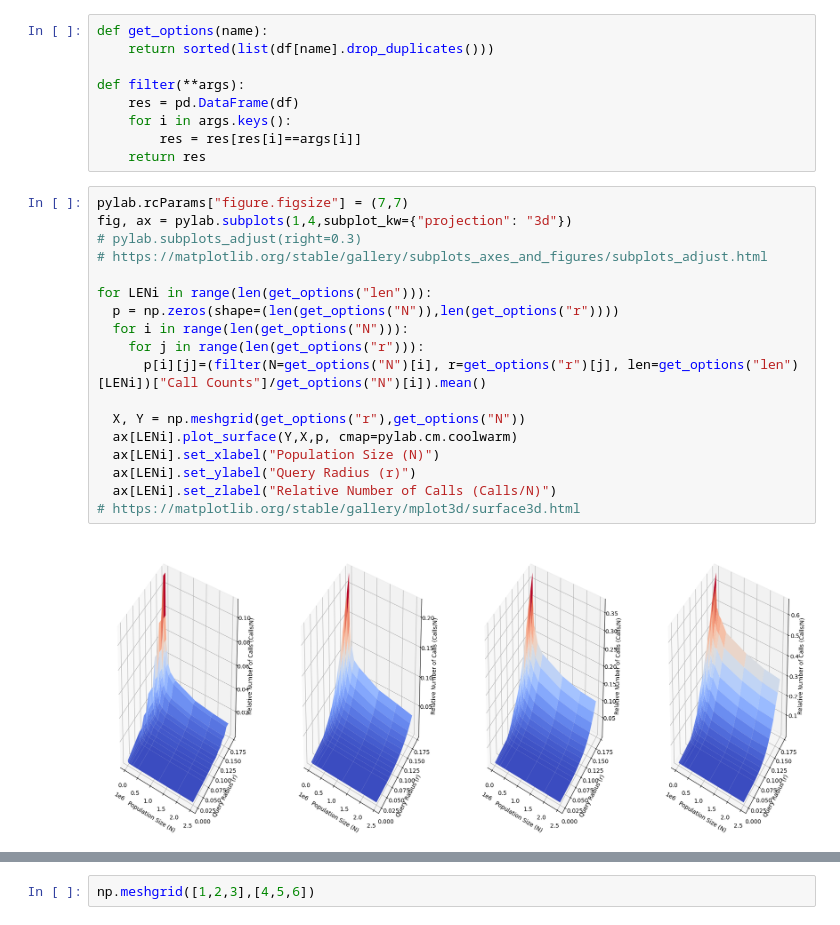
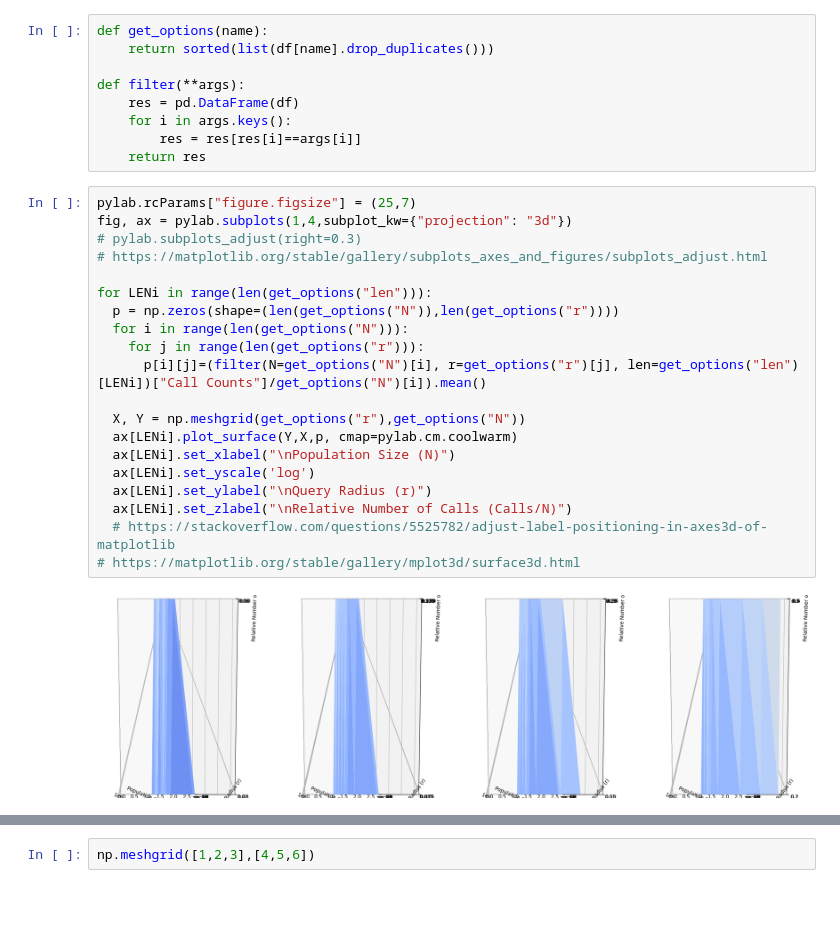
Before and after one commit to weathon/dating-app-pub, a Jupyter notebook: Data.ipynb, the cells around one changed output, grey strips where cells are left out. Drawn from its saved outputs; the diff is of its cells as text; blank space fills up the shorter version.

```diff
--- a/Data.ipynb
+++ b/Data.ipynb
@@ -31,22 +31,24 @@ def filter(**args):
         res = res[res[i]==args[i]]
     return res
 # %%
-pylab.rcParams["figure.figsize"] = (7,7)
+pylab.rcParams["figure.figsize"] = (25,7)
 fig, ax = pylab.subplots(1,4,subplot_kw={"projection": "3d"})
 # pylab.subplots_adjust(right=0.3)
 # https://matplotlib.org/stable/gallery/subplots_axes_and_figures/subplots_adjust.html
 
 for LENi in range(len(get_options("len"))):
   p = np.zeros(shape=(len(get_options("N")),len(get_options("r"))))
   for i in range(len(get_options("N"))):
     for j in range(len(get_options("r"))):
       p[i][j]=(filter(N=get_options("N")[i], r=get_options("r")[j], len=get_options("len")[LENi])["Call Counts"]/get_options("N")[i]).mean()
 
   X, Y = np.meshgrid(get_options("r"),get_options("N"))
   ax[LENi].plot_surface(Y,X,p, cmap=pylab.cm.coolwarm)
-  ax[LENi].set_xlabel("Population Size (N)")
-  ax[LENi].set_ylabel("Query Radius (r)")
-  ax[LENi].set_zlabel("Relative Number of Calls (Calls/N)")
+  ax[LENi].set_xlabel("\nPopulation Size (N)")
+  ax[LENi].set_yscale('log')
+  ax[LENi].set_ylabel("\nQuery Radius (r)")
+  ax[LENi].set_zlabel("\nRelative Number of Calls (Calls/N)")
+  # https://stackoverflow.com/questions/5525782/adjust-label-positioning-in-axes3d-of-matplotlib
 # https://matplotlib.org/stable/gallery/mplot3d/surface3d.html
 # %% [output]
-[figure, old version]
+[figure, new version]
```
Also changed, not shown: parts of 10 cells of this notebook.
